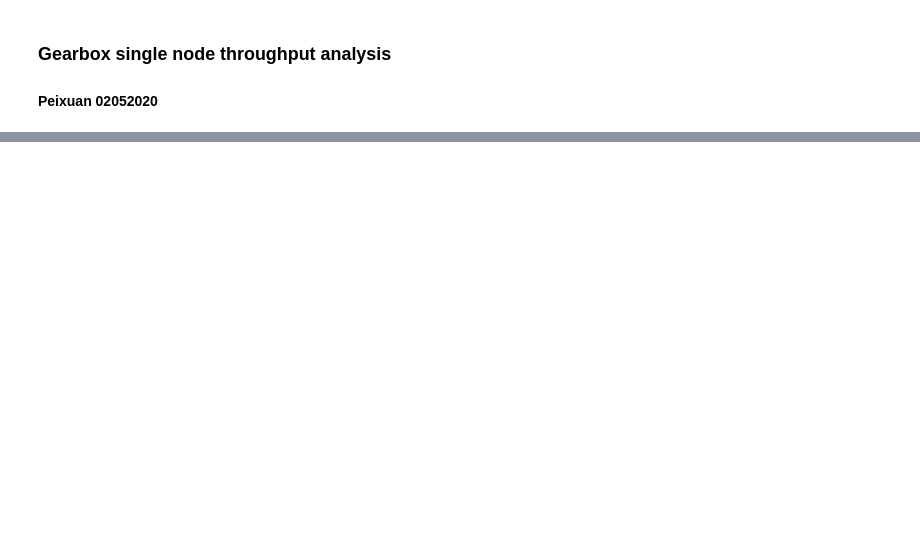
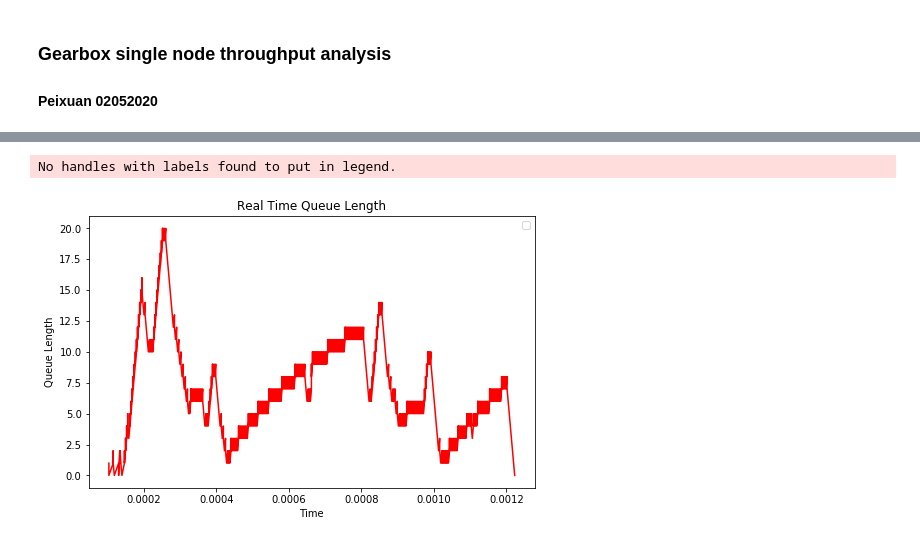
Before and after one commit to Peixuan670/HyLine, a Jupyter notebook: singlenode_bottleneck/notebook/Throughput_Analysis.ipynb, the cells around one changed output, grey strips where cells are left out. Cells and saved outputs as stored; diff of their text form; code cells hidden in the pictures; blank space fills up the shorter version.

```diff
--- a/singlenode_bottleneck/notebook/Throughput_Analysis.ipynb
+++ b/singlenode_bottleneck/notebook/Throughput_Analysis.ipynb
@@ -573,0 +129,5 @@ plt.show()
+# %%
+cal_queue_len(df_out_tr, 4)
+# %% [output]
+No handles with labels found to put in legend.
+[figure, added]
```
Also changed, not shown: parts of 36 cells of this notebook.
